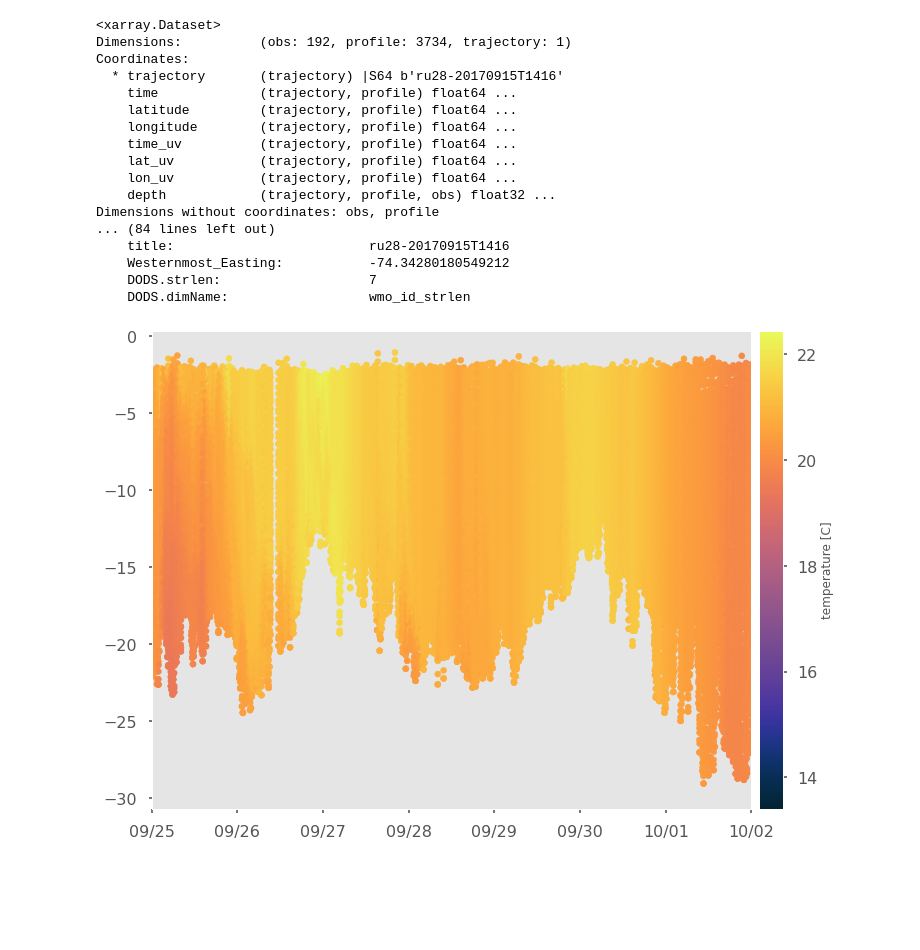
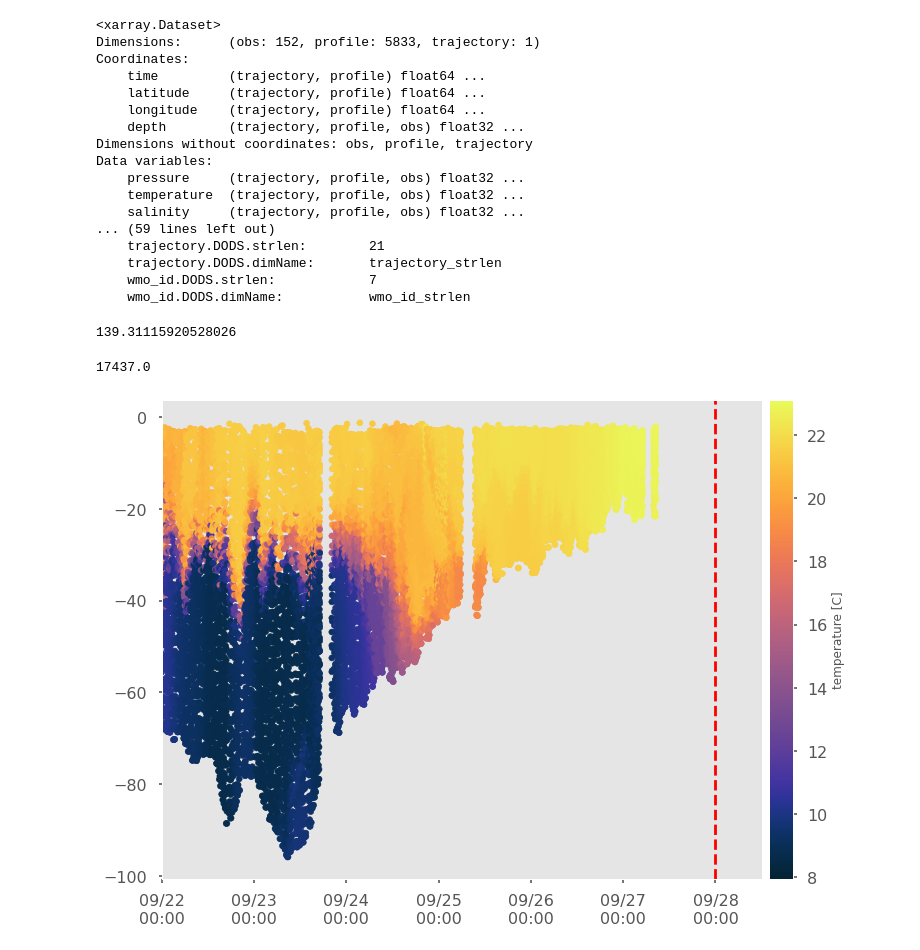
Before and after one commit to EavenW/comparative_hurr, a Jupyter notebook: python_hurrs/Maria_2017.ipynb, the cells around one changed output. Drawn from its saved outputs; the diff is of its cells as text; code cells hidden in the pictures; blank space fills up the shorter version.

```diff
--- a/python_hurrs/Maria_2017.ipynb
+++ b/python_hurrs/Maria_2017.ipynb
@@ -19,25 +33,28 @@ dataloc = "http://tds.marine.rutgers.edu/thredds/dodsC/cool/glider/all/ru28-2017
+# %%
+#dataloc = "http://tds.marine.rutgers.edu/thredds/dodsC/cool/glider/all/ru28-20170915T1416.ncCFMA.nc3.nc"
+dataloc = "http://gliders.ioos.us/thredds/dodsC/deployments/rutgers/striper-20170907T1430/striper-20170907T1430.nc3.nc?time[0:1:0][0:1:5832],latitude[0:1:0][0:1:5832],longitude[0:1:0][0:1:5832],depth[0:1:0][0:1:5832][0:1:151],pressure[0:1:0][0:1:5832][0:1:151],temperature[0:1:0][0:1:5832][0:1:151],salinity[0:1:0][0:1:5832][0:1:151],density[0:1:0][0:1:5832][0:1:151]"
 # %%
 df = xr.open_dataset(dataloc, decode_times=False)
 # %%
 df
 # %% [output]
 <xarray.Dataset>
-Dimensions:          (obs: 192, profile: 3734, trajectory: 1)
+Dimensions:      (obs: 152, profile: 5833, trajectory: 1)
 Coordinates:
-  * trajectory       (trajectory) |S64 b'ru28-20170915T1416'
-    time             (trajectory, profile) float64 ...
-    latitude         (trajectory, profile) float64 ...
-    longitude        (trajectory, profile) float64 ...
-    time_uv          (trajectory, profile) float64 ...
-    lat_uv           (trajectory, profile) float64 ...
-    lon_uv           (trajectory, profile) float64 ...
-    depth            (trajectory, profile, obs) float32 ...
-Dimensions without coordinates: obs, profile
-... (84 lines left out)
-    title:                         ru28-20170915T1416
-    Westernmost_Easting:           -74.34280180549212
-    DODS.strlen:                   7
-    DODS.dimName:                  wmo_id_strlen
+    time         (trajectory, profile) float64 ...
+    latitude     (trajectory, profile) float64 ...
+    longitude    (trajectory, profile) float64 ...
+    depth        (trajectory, profile, obs) float32 ...
+Dimensions without coordinates: obs, profile, trajectory
+Data variables:
+    pressure     (trajectory, profile, obs) float32 ...
+    temperature  (trajectory, profile, obs) float32 ...
+    salinity     (trajectory, profile, obs) float32 ...
+... (59 lines left out)
+    trajectory.DODS.strlen:        21
+    trajectory.DODS.dimName:       trajectory_strlen
+    wmo_id.DODS.strlen:            7
+    wmo_id.DODS.dimName:           wmo_id_strlen
 # %%
 time_origin = datetime.datetime(1970,1,1)
 datenum = np.ones_like(df.depth.values)
@@ -45,9 +62,30 @@ dlen    = np.shape(df.depth)[2]
 for i, sec in enumerate(df.time.values[0,:]):
     datetmp   = time_origin + datetime.timedelta(seconds = sec)
     datenum[0,i,:] = mdates.date2num(datetmp)*np.ones(dlen)
+# %%
+from geopy.distance import geodesic
+
+glats = np.squeeze(df.latitude.values)
+glons = np.squeeze(df.longitude.values)
+
+distance_metric = np.ones((np.size(glats),np.size(hurrlats)))
+for i, glatitude in enumerate(glats):
+    for j, hlatitude in enumerate(hurrlats):
+        glider_LL = (glatitude, glons[i])
+        hurr_ll   = (hlatitude, hurrlons[j])
+        distance_metric[i,j] = geodesic(glider_LL, hurr_ll).miles
+
+b = np.amin(distance_metric)
+print(b)
+ktime = np.where(distance_metric == b)[1][0]
+eyepassage = hurrnum[ktime]
+eyepassage
+# %% [output]
+139.31115920528026
+17437.0
 # %%
-start = mdates.date2num(datetime.datetime(2017,9,25))
-enddd = mdates.date2num(datetime.datetime(2017,10,2))
+start = mdates.date2num(datetime.datetime(2017,9,22))
+enddd = mdates.date2num(datetime.datetime(2017,9,27))
 # %%
 dP = np.gradient(df.depth[0,:,:].values, axis=(1))
 dt = np.gradient(datenum, axis=(1)) / 96400
@@ -55,10 +93,11 @@ dPdt = dP/dt
 # %%
 plt.scatter(datenum[0,:,:], -df.depth[0,:,:], c=df.temperature[0,:,:], s=36, cmap=cmo.thermal)
 plt.colorbar(pad=0.01, label="temperature [C]")
-myFmt = mdates.DateFormatter('%m/%d')
-plt.xlim([start, enddd])
+myFmt = mdates.DateFormatter('%m/%d\n%H:%M')
+plt.xlim([start, enddd+1.5])
+plt.axvline(x = eyepassage, c='r', linestyle="--")
 plt.gca().xaxis.set_major_formatter(myFmt)
 plt.grid()
 plt.show()
 # %% [output]
-[figure, old version]
+[figure, new version]
```
Also changed, not shown: parts of 17 cells of this notebook, 48 other files.
